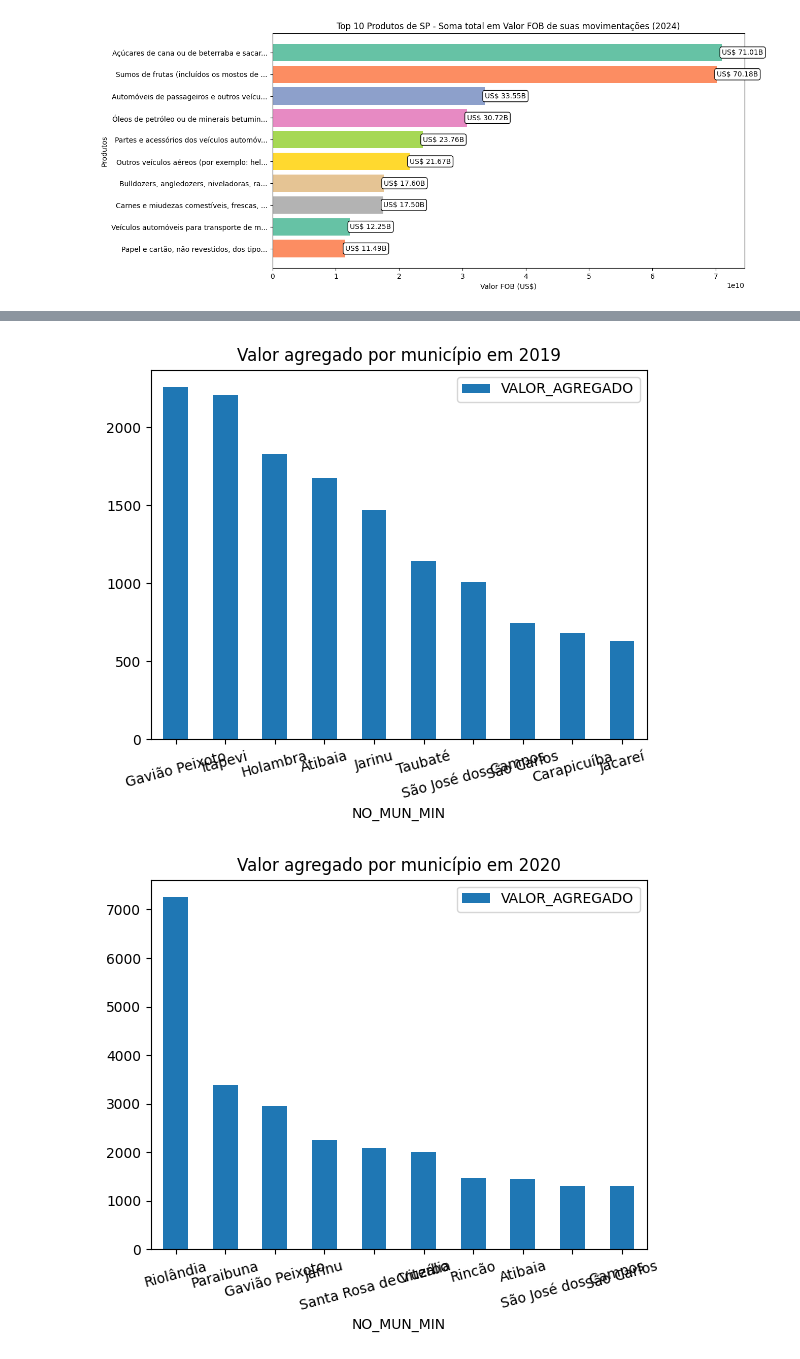
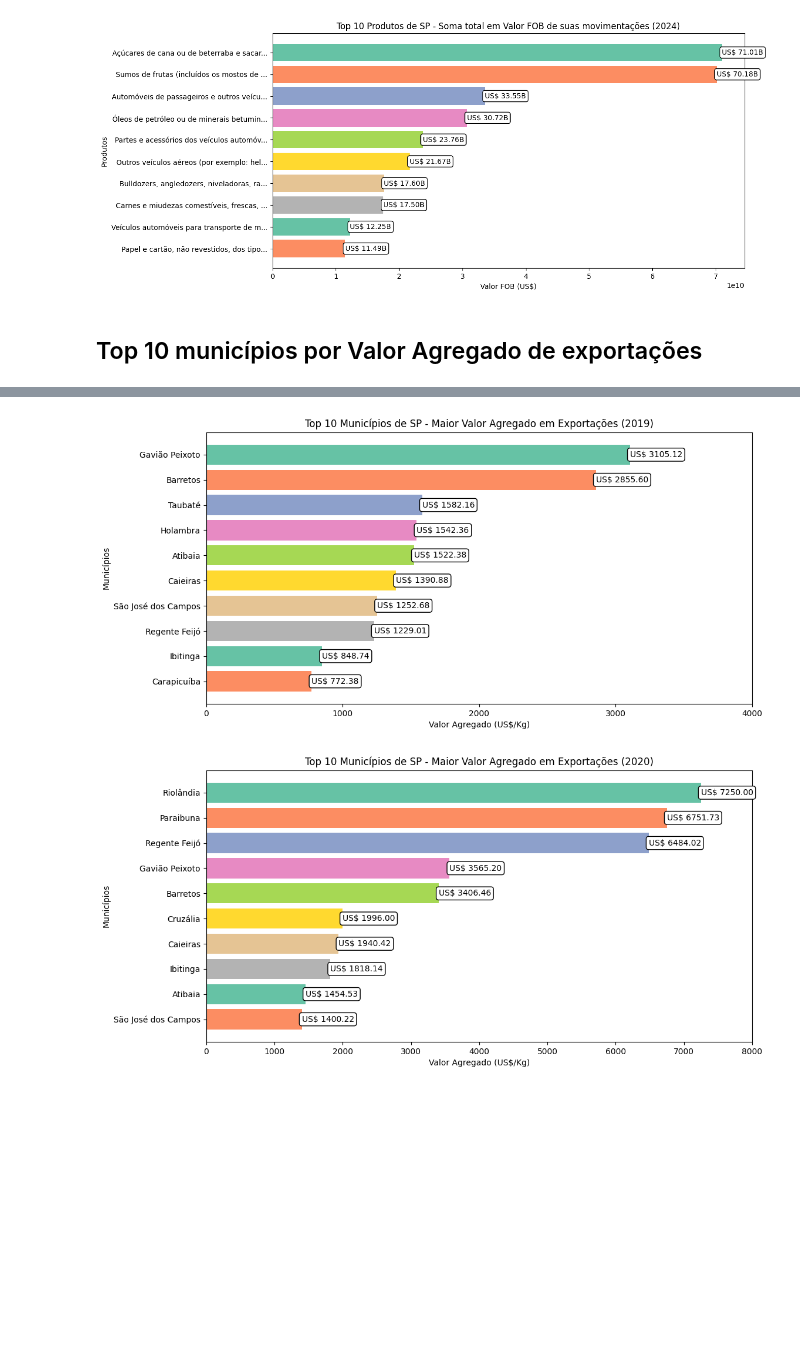
Before and after one commit to kakashinho/API-Crows, a Jupyter notebook: Docs/Google Colab/todos_os_graficos.ipynb, the cells around one changed output, grey strips where cells are left out. Drawn from its saved outputs; the diff is of its cells as text; code cells hidden in the pictures; blank space fills up the shorter version.

Commit message:
Revisão e padronização dos gráficos

```diff
--- a/Docs/Google Colab/todos_os_graficos.ipynb
+++ b/Docs/Google Colab/todos_os_graficos.ipynb
@@ -337,56 +219,56 @@ for year in range(2019, 2025):
 [figure]
 [figure]
 [figure]
+# %% [markdown]
+## Top 10 municípios por Valor Agregado de exportações
 # %%
 for year in range(2019, 2025):
-    url = url = f'https://balanca.economia.gov.br/balanca/bd/comexstat-bd/mun/EXP_{year}_MUN.csv'
+    url = f'https://balanca.economia.gov.br/balanca/bd/comexstat-bd/mun/EXP_{year}_MUN.csv'
     df = pd.read_csv(url, sep=";", encoding="latin1")
-
-    #vendo se tem campo vazio
-    df.isna().sum()
-    df_mun.isna().sum()
-    df_sh4.isna().sum()
-
-    #vendo se tem campo duplicado
-    df.loc[df.duplicated()]
-    df_mun.loc[df_mun.duplicated()]
-    df_sh4.loc[df_sh4.duplicated()]
 
     # Filtrar dados para o estado de São Paulo (SP)
     df_sp = df[df["SG_UF_MUN"] == "SP"]
 
+    # Tratar casos onde KG_LIQUIDO é zero para evitar divisão por zero
+    df_sp = df_sp[df_sp["KG_LIQUIDO"] > 0]
+
     # Calcular valor agregado (VL_FOB / KG_LIQUIDO)
     df_sp["VALOR_AGREGADO"] = df_sp["VL_FOB"] / df_sp["KG_LIQUIDO"]
 
-    # Tratar casos onde KG_LIQUIDO é zero para evitar divisão por zero
-    df_sp = df_sp[df_sp["KG_LIQUIDO"] > 0]
-
-    # Agrupar por município e SH4 e calcular a média do valor agregado
-    municipios_agregado = df_sp.groupby(["CO_MUN", "SG_UF_MUN", "SH4"])['VALOR_AGREGADO'].mean().reset_index()
+    # Agrupar por município e calcular a média do valor agregado
+    municipios_agregado = df_sp.groupby("CO_MUN")["VALOR_AGREGADO"].mean().reset_index()
 
     # Renomear coluna para compatibilidade com a base de municípios
     df_mun = df_mun.rename(columns={"CO_MUN_GEO": "CO_MUN"})
 
     # Mesclar com os nomes dos municípios
-    municipios_agregado = municipios_agregado.merge(df_mun, on=["CO_MUN"], how="left")
+    municipios_agregado = municipios_agregado.merge(df_mun, on="CO_MUN", how="left")
 
-    # Renomear coluna para compatibilidade com a base de produtos
-    df_sh4 = df_sh4.rename(columns={"CO_SH4": "SH4", "NO_SH4_POR": "PRODUTO"})
-
-    # Mesclar com os nomes dos produtos
-    municipios_agregado = municipios_agregado.merge(df_sh4, on=["SH4"], how="left")
-
-    # Agrupar por município e calcular a média do valor agregado por município
-    municipios_agregado = municipios_agregado.groupby(['NO_MUN_MIN'])['VALOR_AGREGADO'].mean().reset_index()
-
-    # Selecionar colunas relevantes e ordenar
+    # Selecionar as 10 cidades com maior valor agregado
     municipios_top10 = municipios_agregado.sort_values(by="VALOR_AGREGADO", ascending=False).head(10)
 
-    #fazendo o gráfico por valor agregado dos top 10 municípios
-    municipios_top10.plot.bar(title=f'Valor agregado por município em {year}',
-                            x='NO_MUN_MIN',
-                            y='VALOR_AGREGADO',
-                            rot=15)
+    # Usando uma paleta de cores do seaborn (pode ser qualquer uma das paletas, como 'Set1', 'tab10', etc.)
+    paleta_de_cores = sns.color_palette("Set2", n_colors=len(municipios_top10))
 
-    # obs: adicionar matplotlib
+    # Criar gráfico de barras com cores variadas
+    plt.figure(figsize=(12, 6))
+    bars = plt.barh(municipios_top10["NO_MUN_MIN"], municipios_top10["VALOR_AGREGADO"], color=colors)
+
+    # Adicionar uma caixa de texto com o valor real no meio de cada barra
+    for bar in bars:
+        width = bar.get_width()  # O valor da barra no eixo X
+        y_position = bar.get_y() + bar.get_height() / 2  # A posição no meio da barra no eixo Y
+        plt.text(width, y_position, f'US$ {width:.2f}', va='center', ha='left', color='black', fontsize=10,
+                bbox=dict(facecolor='white', edgecolor='black', boxstyle='round,pad=0.3'))
+
+    # Ajustar o eixo X para aparecer de 1000 em 1000
+    plt.xticks(range(0, int(municipios_top10["VALOR_AGREGADO"].max()) + 1000, 1000))
+
+    # Adicionar rótulos e título
+    plt.xlabel("Valor Agregado (US$/Kg)")
+    plt.ylabel("Municípios")
+    plt.title(f"Top 10 Municípios de SP - Maior Valor Agregado em Exportações ({year})")
+
+    # Inverter a ordem do eixo Y para mostrar o maior valor no topo
+    plt.gca().invert_yaxis()
 # %% [output]
@@ -410,2 +275,2 @@ See the caveats in the documentation: https://pandas.pydata.org/pandas-docs/stab
-[figure, old version]
+[figure, new version]
-[figure, old version]
+[figure, new version]
```
Also changed, not shown: parts of 12 cells of this notebook.
